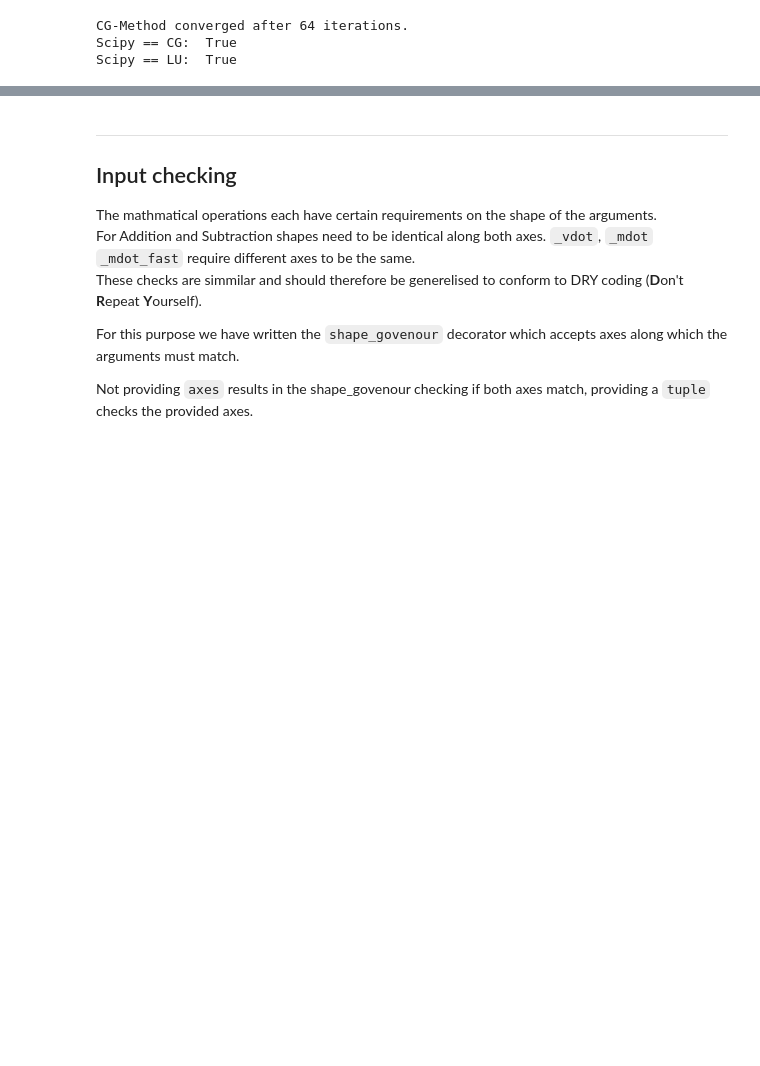
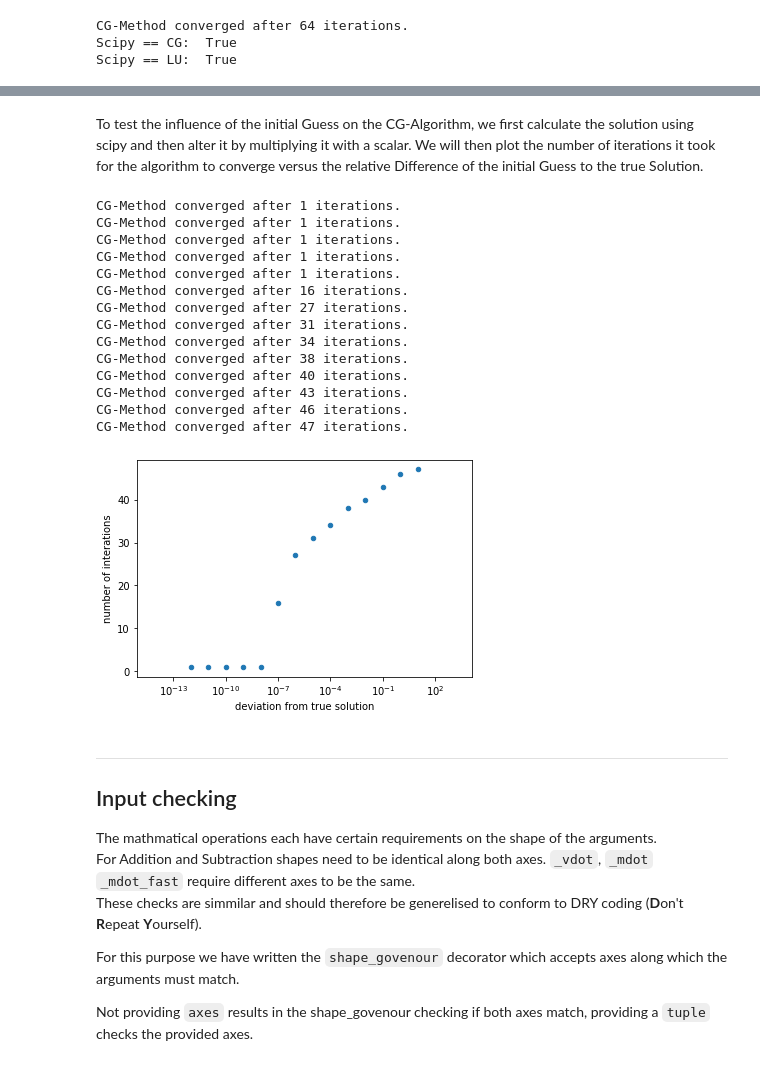
Before and after one commit to SimonGLM/sparce-matrices, a Jupyter notebook: presentation.ipynb, the cells around one changed output, grey strips where cells are left out. Drawn from its saved outputs; the diff is of its cells as text; code cells hidden in the pictures; blank space fills up the shorter version.

Commit message:
finished presentation and modified cg_solve to return number of iterations (if wanted)

```diff
--- a/presentation.ipynb
+++ b/presentation.ipynb
@@ -173,5 +173,41 @@ print('Scipy == LU: ', np.allclose(sol_scipy_dense, sol_lu_dense, atol=1e-3))
 Scipy == CG:  True
 Scipy == LU:  True
+# %% [markdown]
+To test the influence of the initial Guess on the CG-Algorithm, we first calculate the solution using scipy and then alter it by multiplying it with a scalar. We will then plot the number of iterations it took for the algorithm to converge versus the relative Difference of the initial Guess to the true Solution.
+# %%
+import numpy as np
+import pandas as pd
+
+m = sp.sparse(sp.random_banded(50, 3))
+v = np.random.random(50)
+sys = sp.linsys(m,v)
+
+sol = np.array(sys.solve(method='scipy'))
+
+factors = [10**i for i in range(-12, 2)]
+data = []
+for f in factors:
+    s, i = sys.cg_solve(init_guess=sol * (f+1), return_iter=True)
+    data.append((f, i))
+df = pd.DataFrame(data, columns=['deviation from true solution', 'number of interations'])
+df.plot.scatter('deviation from true solution', 'number of interations', logx=True)
+plt.show()
+# %% [output]
+CG-Method converged after 1 iterations.
+CG-Method converged after 1 iterations.
+CG-Method converged after 1 iterations.
+CG-Method converged after 1 iterations.
+CG-Method converged after 1 iterations.
+CG-Method converged after 16 iterations.
+CG-Method converged after 27 iterations.
+CG-Method converged after 31 iterations.
+CG-Method converged after 34 iterations.
+CG-Method converged after 38 iterations.
+CG-Method converged after 40 iterations.
+CG-Method converged after 43 iterations.
+CG-Method converged after 46 iterations.
+CG-Method converged after 47 iterations.
+[figure, added]
 # %% [markdown]
 ***
 ## Input checking
```
Also changed, not shown: parts of 6 cells of this notebook, 1 other file.
